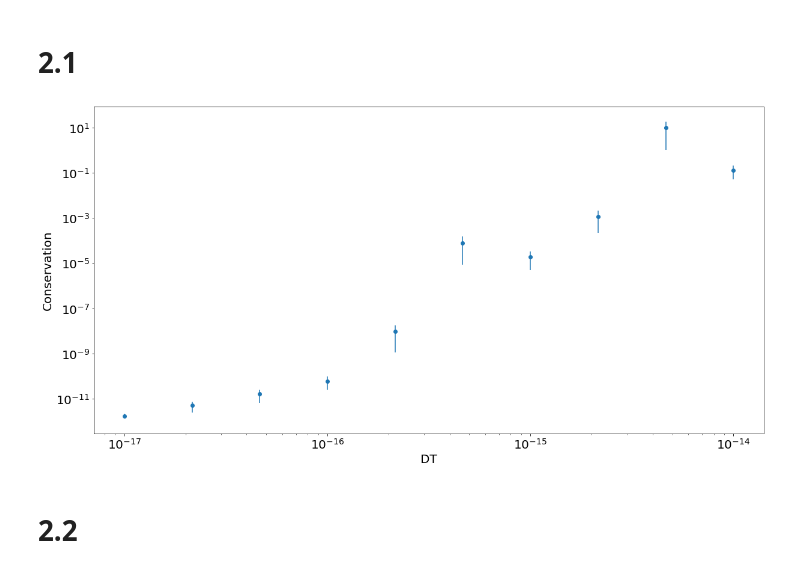
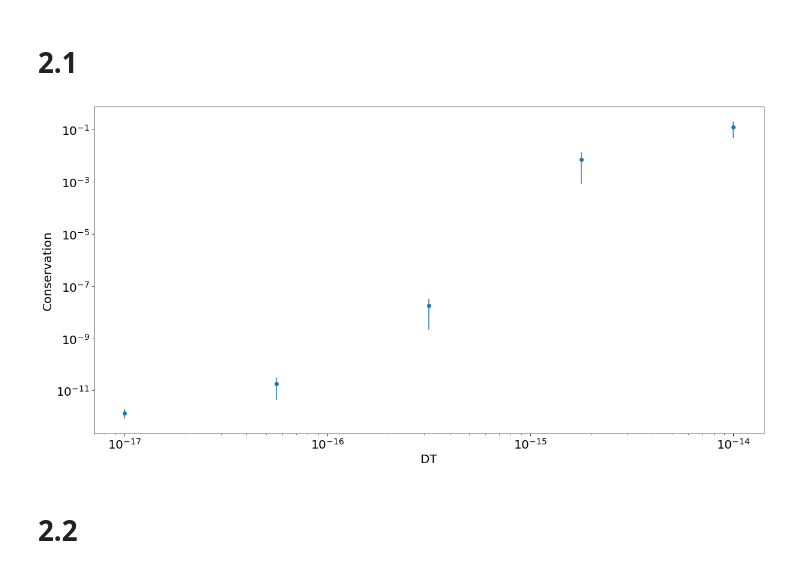
Before and after one commit to atormakh/SimulacionDeSistemas, a Jupyter notebook: SimulacionTemporal/campoElectrico.ipynb, the cells around one changed output. Cells and saved outputs as stored; diff of their text form; code cells hidden in the pictures.

```diff
--- a/SimulacionTemporal/campoElectrico.ipynb
+++ b/SimulacionTemporal/campoElectrico.ipynb
@@ -38,7 +39,7 @@ T = []
 grid = Grid(N, D, Q)
 V = 5e4
 r=0
-data, escaped = exec(method="Gear",r=r, dt=1e-15, dt2=1e-14, v=V)
+data, escaped = exec(method="Gear",r=r, dt=1e-14, dt2=1e-14, v=V)
 EU = [grid.calculate_energy(0, (N-1)*D/2 + r*D, Q)]
 EK = [calculate_kinetic_energy(V,0,M)]
 E =  [EU[0] + EK[0]]
@@ -74,7 +75,7 @@ plt.plot(T, E, label="Energy")
 #plt.plot(T, EK, label="Kinetic")
 #plt.yscale("log")
 #plt.plot(T, [E[0]]*len(T))
-plt.ticklabel_format(style='sci', axis='y', scilimits=(0,0), useOffset=False)
+#plt.ticklabel_format(style='sci', axis='y', scilimits=(0,0), useOffset=False)
 plt.ylim(0, max(E)*1.1)
 plt.legend()
 plt.show()
@@ -89,41 +90,41 @@ Y = np.linspace(-1, 1, 5)
 
 V = 5e4
 
-dts = np.logspace(-17, -14, 10)
+dts = np.logspace(-17, -14, 5)
 dt2 = max(dts)
 
 means = []
 errors = []
 
 for dt in dts:
 
     mean = []
     for y in Y:
         Ei = grid.calculate_energy(0, (N-1)*D/2 + y*D, Q) + calculate_kinetic_energy(0, V, M)
         data, escaped = exec(method="Gear",dt=dt, dt2=dt2, v=V, r=y)
 
         for t, x, y, vx, vy in data:
             pass
 
         Ef = grid.calculate_energy(x, y, Q) + calculate_kinetic_energy(vx, vy, M)
         mean.append(np.abs(Ef/Ei - 1))
 
     error = np.std(mean)/np.sqrt(len(mean))
     mean = np.mean(mean)
 
     means.append(mean)
     errors.append(error)
 
 
 plt.errorbar(dts, means, yerr=errors, fmt='o')
 
 plt.xlabel("DT")
 plt.ylabel("Conservation")
 plt.yscale("log")
 plt.xscale("log")
 plt.show()
 # %% [output]
-[figure, old version]
+[figure, new version]
 # %% [markdown]
 # 2.2
 # %%
```
Also changed, not shown: parts of 3 cells of this notebook, 7 other files.
